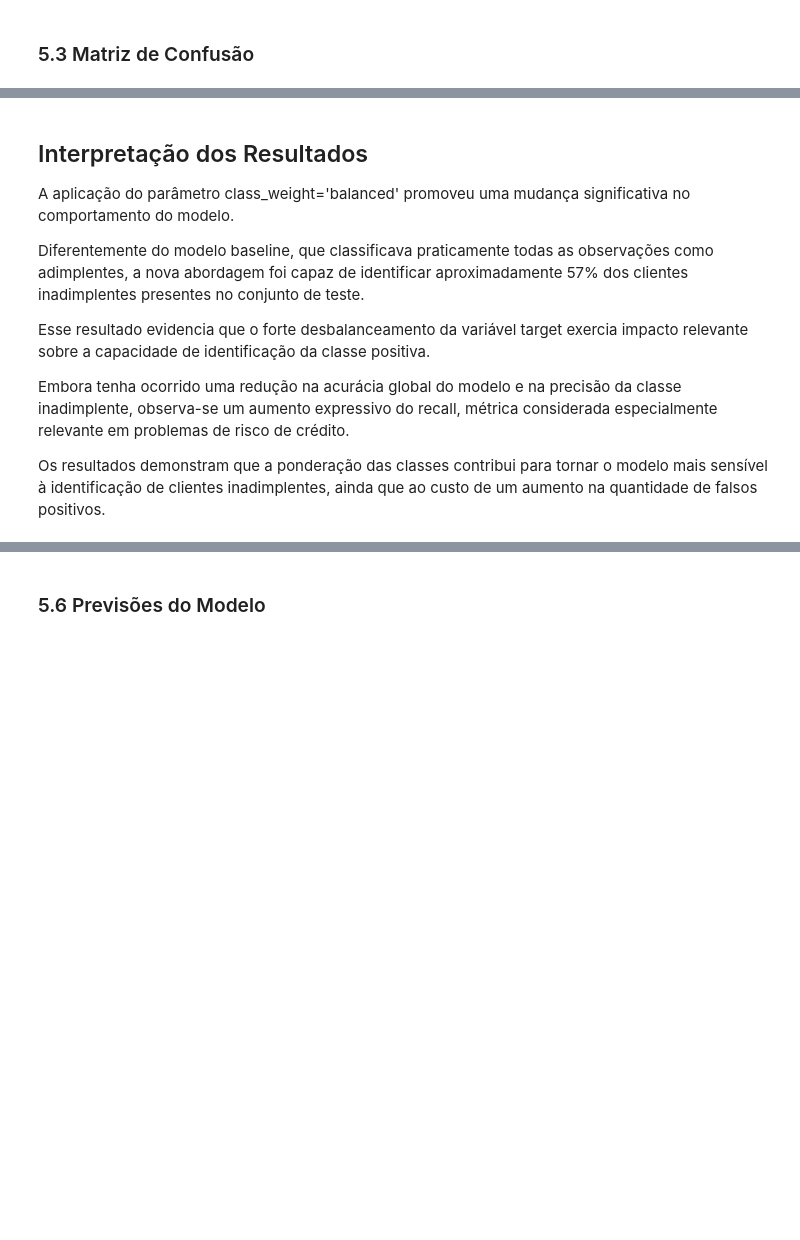
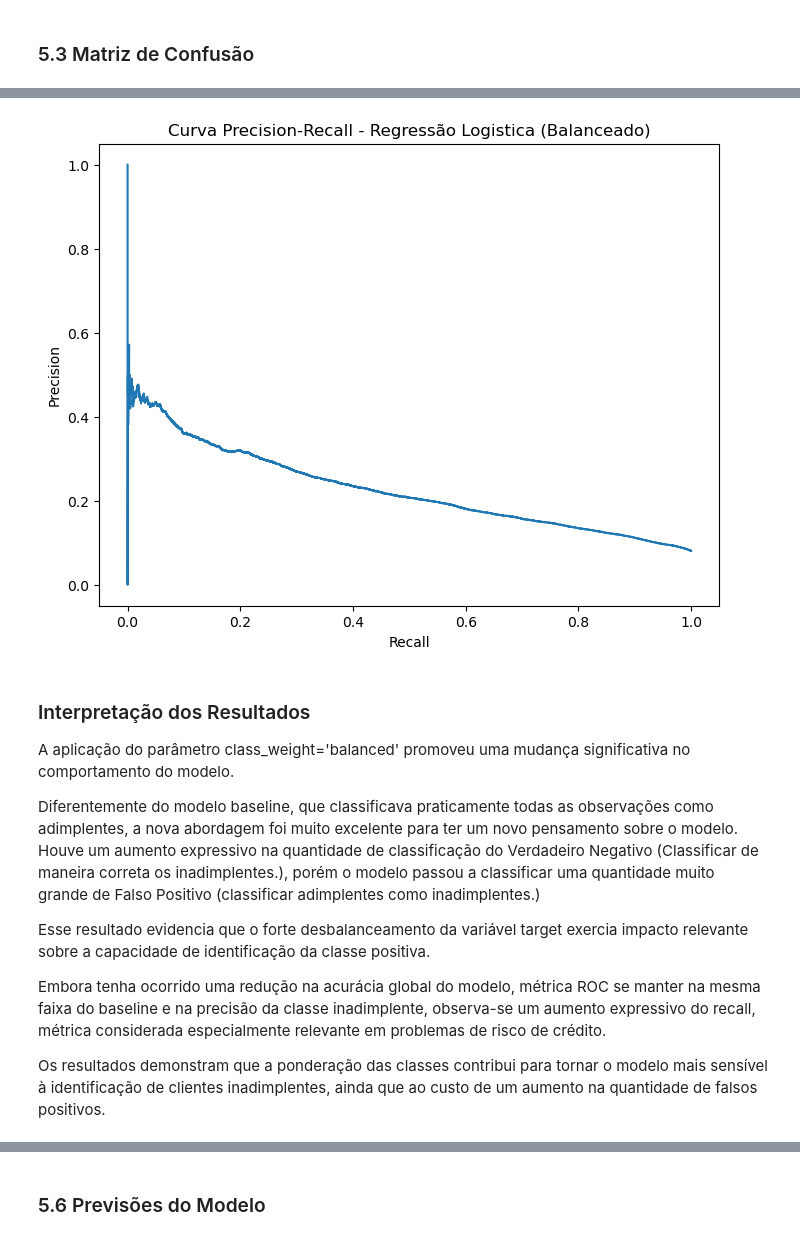
Before and after one commit to Rd-Brito13/Credit-Risk, a Jupyter notebook: notebook/04_modelos_avancados.ipynb, the cells around one changed output, grey strips where cells are left out. Cells and saved outputs as stored; diff of their text form; code cells hidden in the pictures; blank space fills up the shorter version.

```diff
--- a/notebook/04_modelos_avancados.ipynb
+++ b/notebook/04_modelos_avancados.ipynb
@@ -107,13 +235,35 @@ print(roc_auc_score(y_teste, modelo_balanceado.predict(x_teste)))
+# %%
+# CURVA DA PRECISÃO ~ RECALL
+precision, recall, thresholds = precision_recall_curve(
+    y_teste,
+    probabilidades_balanceado
+)
+
+plt.figure(figsize=(8,6))
+
+plt.plot(
+    recall,
+    precision
+)
+
+plt.xlabel('Recall')
+plt.ylabel('Precision')
+
+plt.title('Curva Precision-Recall - Regressão Logistica (Balanceado)')
+
+plt.show()
+# %% [output]
+[figure, added]
 # %% [markdown]
-## Interpretação dos Resultados
+### Interpretação dos Resultados
 
 A aplicação do parâmetro class_weight='balanced' promoveu uma mudança significativa no comportamento do modelo.
 
-Diferentemente do modelo baseline, que classificava praticamente todas as observações como adimplentes, a nova abordagem foi capaz de identificar aproximadamente 57% dos clientes inadimplentes presentes no conjunto de teste.
+Diferentemente do modelo baseline, que classificava praticamente todas as observações como adimplentes, a nova abordagem foi muito excelente para ter um novo pensamento sobre o modelo. Houve um aumento expressivo na quantidade de classificação do Verdadeiro Negativo (Classificar de maneira correta os inadimplentes.), porém o modelo passou a classificar uma quantidade muito grande de Falso Positivo (classificar adimplentes como inadimplentes.)
 
 Esse resultado evidencia que o forte desbalanceamento da variável target exercia impacto relevante sobre a capacidade de identificação da classe positiva.
 
-Embora tenha ocorrido uma redução na acurácia global do modelo e na precisão da classe inadimplente, observa-se um aumento expressivo do recall, métrica considerada especialmente relevante em problemas de risco de crédito.
+Embora tenha ocorrido uma redução na acurácia global do modelo, métrica ROC se manter na mesma faixa do baseline e na precisão da classe inadimplente, observa-se um aumento expressivo do recall, métrica considerada especialmente relevante em problemas de risco de crédito.
 
 Os resultados demonstram que a ponderação das classes contribui para tornar o modelo mais sensível à identificação de clientes inadimplentes, ainda que ao custo de um aumento na quantidade de falsos positivos.
 # %% [markdown]
```
Also changed, not shown: parts of 43 cells of this notebook, 13 other files.
